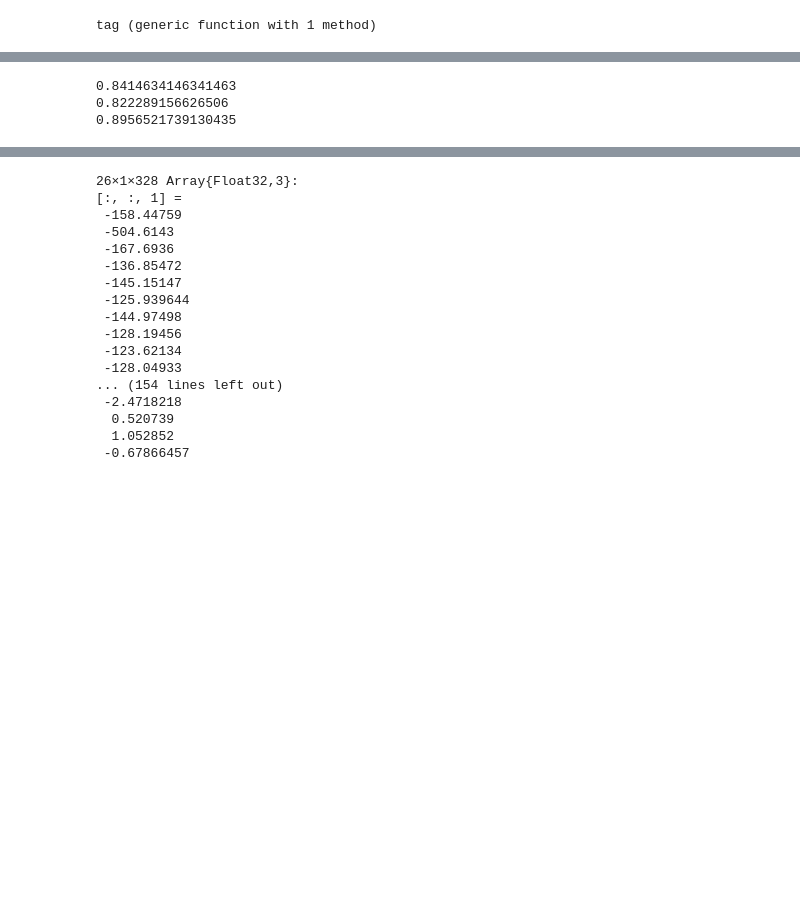
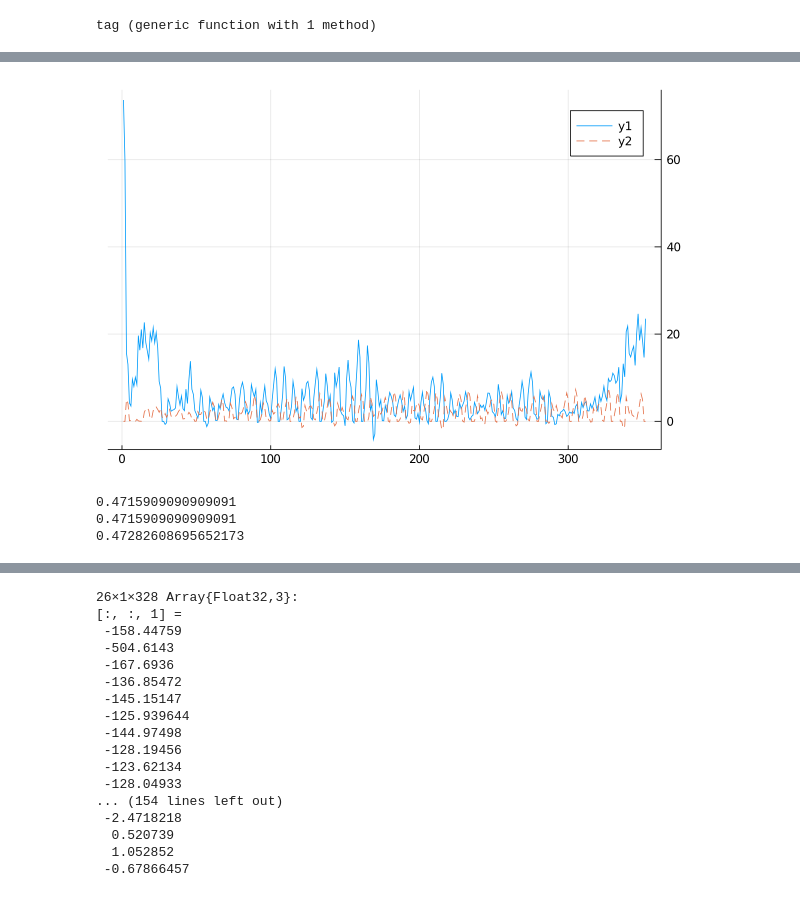
Before and after one commit to madprogramer/syd, a Jupyter notebook: notebooks/Emotion Recognition Trainer.ipynb, the cells around one changed output, grey strips where cells are left out. Cells and saved outputs as stored; diff of their text form; code cells hidden in the pictures; blank space fills up the shorter version.

```diff
--- a/notebooks/Emotion Recognition Trainer.ipynb
+++ b/notebooks/Emotion Recognition Trainer.ipynb
@@ -262,11 +381,30 @@ tag (generic function with 1 method)
+# %%
+using Statistics
+#plot(reshape(tag(tEm,11,352),352))
+
+plot(reshape(TEM(reshape(Xs[11],26,1,352)),352,2))
+#plot(reshape(tEm(reshape(Xs[12],26,1,368)),368,2))
+
+#plot(reshape(tEm(reshape(Xs[11],26,1,352)),352,2)[:,2])
+
+# mean(reshape(tEm(reshape(Xs[11],26,1,352)),352,2)[1])
+
+# println(mean((tEm(reshape(Xs[11],26,1,352)))[1,:]))
+# println(mean((tEm(reshape(Xs[11],26,1,352)))[2,:]))
+
+# println(mean((tEm(reshape(Xs[12],26,1,368)))[1,:]))
+# println(mean((tEm(reshape(Xs[12],26,1,368)))[2,:]))
+# %% [output]
+[figure, added]
 # %%
-println(count(i->(i=="happy"),tag(tEm,1,328))/328 )
-println(count(i->(i=="happy"),tag(tEm,2,332))/332 )
-println(count(i->(i=="happy"),tag(tEm,5,345))/345 )
+println(count(i->(i=="happy"),tag(TEM,1,352))/352 )
+#println(count(i->(i=="happy"),tag(TEM,2,332))/332 )
+println(count(i->(i=="happy"),tag(TEM,11,352))/352 )
+println(count(i->(i=="happy"),tag(TEM,12,368))/368 )
 # %% [output]
-0.8414634146341463
-0.822289156626506
-0.8956521739130435
+0.4715909090909091
+0.4715909090909091
+0.47282608695652173
 # %%
 println(summary(reshape(Xs[1],26,1,328)))
 tEm( reshape(Xs[1],26,1,328) )
```
Also changed, not shown: parts of 33 cells of this notebook, 6 other files.
